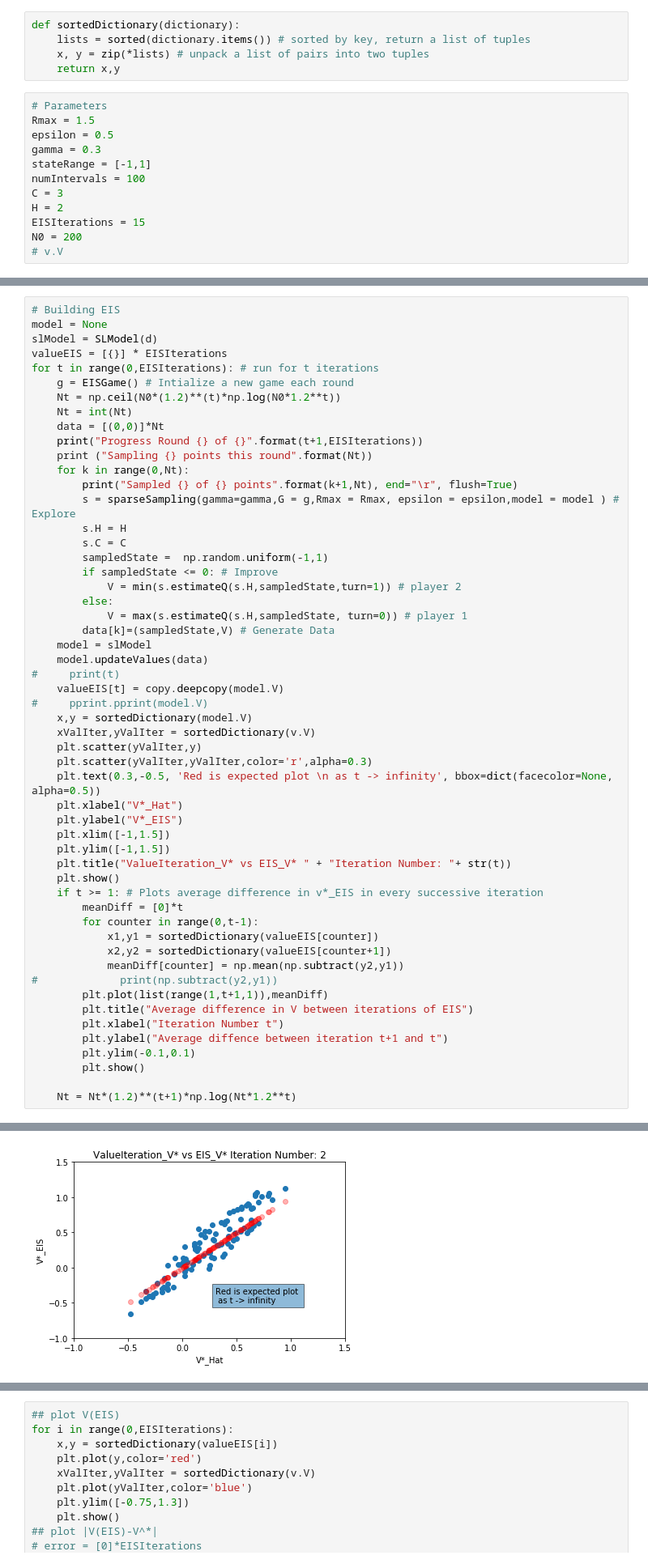
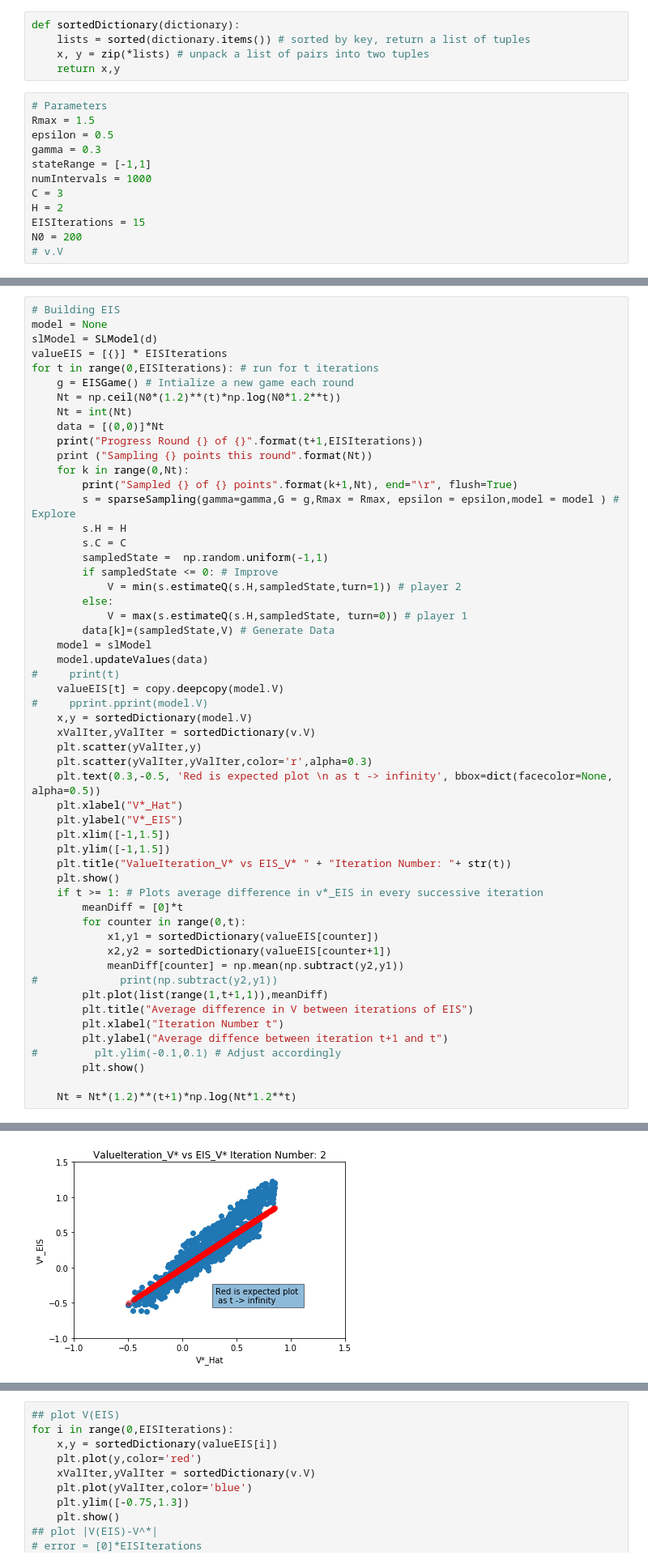
Before and after one commit to s2c/ExploreImproveSupervise, a Jupyter notebook: EIS.ipynb, the cells around one changed output, grey strips where cells are left out. Shown: that part at 81% size. Drawn from its saved outputs; the diff is of its cells as text.

```diff
--- a/EIS.ipynb
+++ b/EIS.ipynb
@@ -19,7 +19,7 @@ Rmax = 1.5
 epsilon = 0.5
 gamma = 0.3
 stateRange = [-1,1]
-numIntervals = 100
+numIntervals = 1000
 C = 3
 H = 2
 EISIterations = 15
@@ -88,7 +85,7 @@ for t in range(0,EISIterations): # run for t iterations
     plt.show()
     if t >= 1: # Plots average difference in v*_EIS in every successive iteration
         meanDiff = [0]*t
-        for counter in range(0,t-1):
+        for counter in range(0,t):
             x1,y1 = sortedDictionary(valueEIS[counter])
             x2,y2 = sortedDictionary(valueEIS[counter+1])
             meanDiff[counter] = np.mean(np.subtract(y2,y1))
@@ -97,7 +94,7 @@ for t in range(0,EISIterations): # run for t iterations
         plt.title("Average difference in V between iterations of EIS")
         plt.xlabel("Iteration Number t")
         plt.ylabel("Average diffence between iteration t+1 and t")
-        plt.ylim(-0.1,0.1)
+#         plt.ylim(-0.1,0.1) # Adjust accordingly
         plt.show()
 
     Nt = Nt*(1.2)**(t+1)*np.log(Nt*1.2**t)
@@ -117,4 +114,4 @@ The starting state is 0.6982722314912115
 Progress Round 3 of 15
 Sampling 1631 points this round
 Sampled 1631 of 1631 points
-[figure, old version]
+[figure, new version]
```
Also changed, not shown: parts of 4 cells of this notebook.
